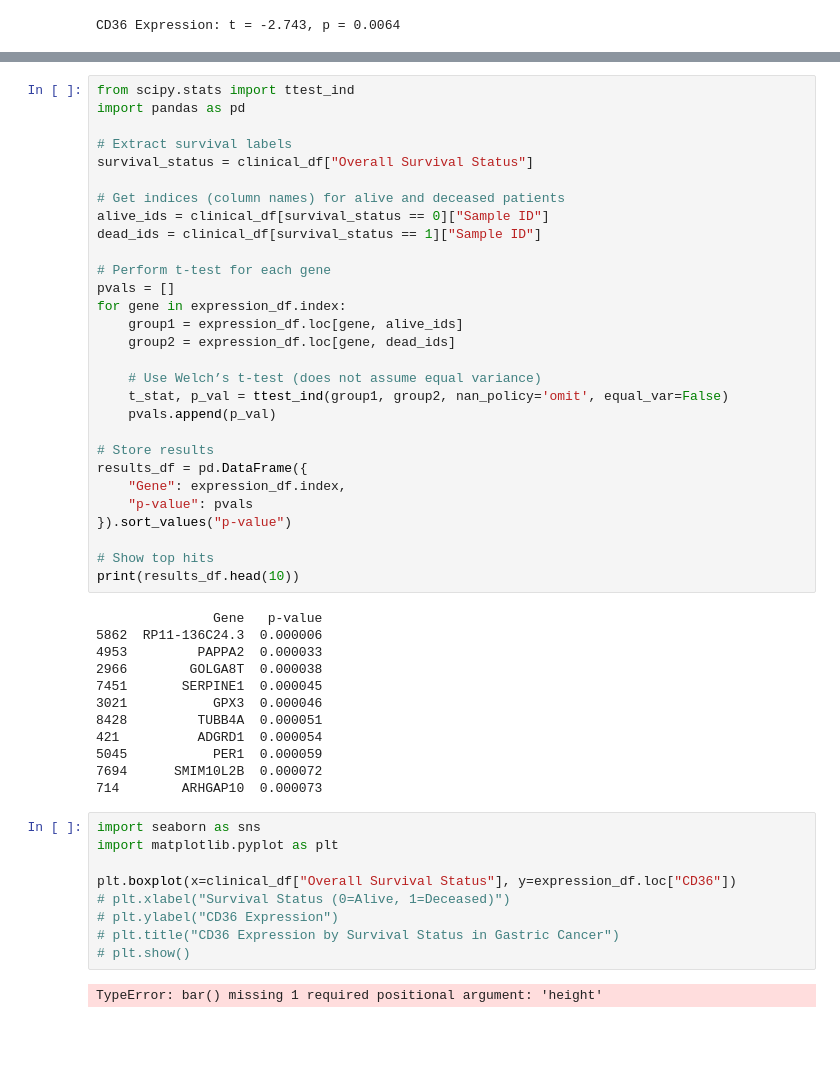
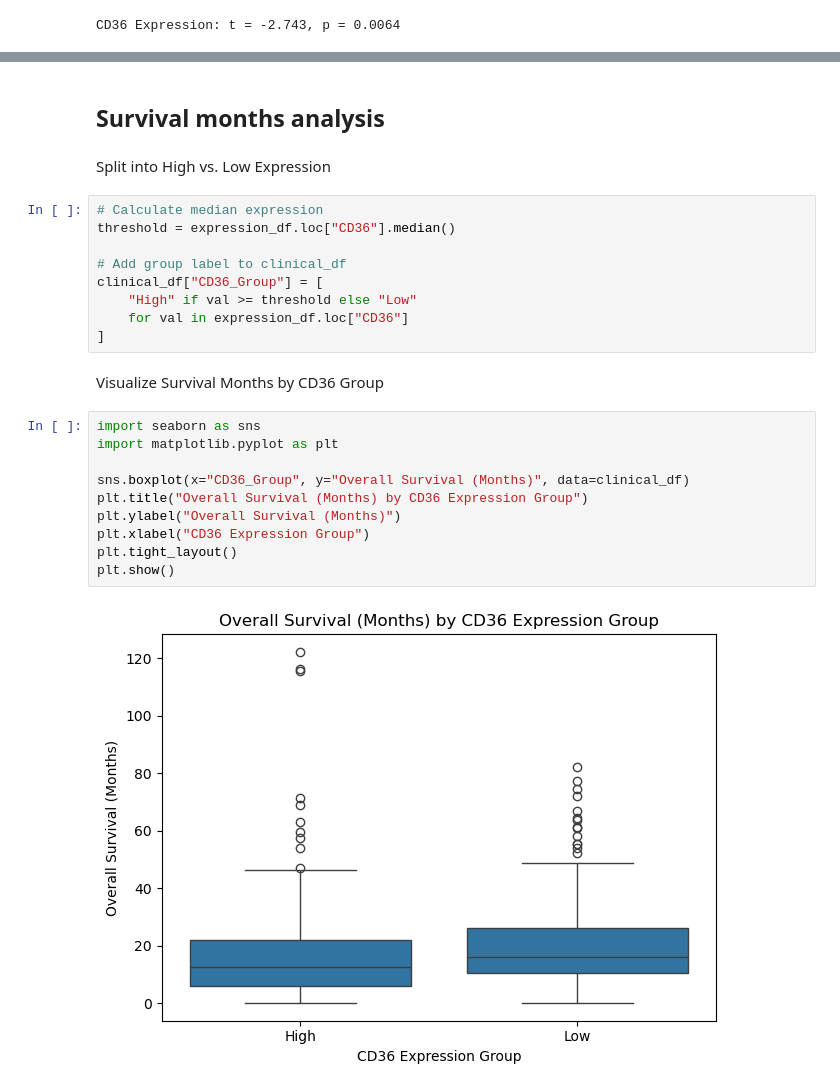
Before and after one commit to atanugiri/gastric-cancer, a Jupyter notebook: 01_Data_Analysis.ipynb, the cells around one changed output, grey strips where cells are left out. Cells and saved outputs as stored; diff of their text form; blank space fills up the shorter version.

```diff
--- a/01_Data_Analysis.ipynb
+++ b/01_Data_Analysis.ipynb
@@ -206,52 +178,27 @@ CD36 Expression: t = -2.743, p = 0.0064
-# %%
-from scipy.stats import ttest_ind
-import pandas as pd
-
-# Extract survival labels
-survival_status = clinical_df["Overall Survival Status"]
-
-# Get indices (column names) for alive and deceased patients
-alive_ids = clinical_df[survival_status == 0]["Sample ID"]
-dead_ids = clinical_df[survival_status == 1]["Sample ID"]
-
-# Perform t-test for each gene
-pvals = []
-for gene in expression_df.index:
-    group1 = expression_df.loc[gene, alive_ids]
-    group2 = expression_df.loc[gene, dead_ids]
-
-    # Use Welch’s t-test (does not assume equal variance)
-    t_stat, p_val = ttest_ind(group1, group2, nan_policy='omit', equal_var=False)
-    pvals.append(p_val)
-
-# Store results
-results_df = pd.DataFrame({
-    "Gene": expression_df.index,
-    "p-value": pvals
-}).sort_values("p-value")
-
-# Show top hits
-print(results_df.head(10))
-# %% [output]
-               Gene   p-value
-5862  RP11-136C24.3  0.000006
-4953         PAPPA2  0.000033
-2966        GOLGA8T  0.000038
-7451       SERPINE1  0.000045
-3021           GPX3  0.000046
-8428         TUBB4A  0.000051
-421          ADGRD1  0.000054
-5045           PER1  0.000059
-7694      SMIM10L2B  0.000072
-714        ARHGAP10  0.000073
-# %%
-import seaborn as sns
-import matplotlib.pyplot as plt
-
-plt.boxplot(x=clinical_df["Overall Survival Status"], y=expression_df.loc["CD36"])
-# plt.xlabel("Survival Status (0=Alive, 1=Deceased)")
-# plt.ylabel("CD36 Expression")
-# plt.title("CD36 Expression by Survival Status in Gastric Cancer")
-# plt.show()
-# %% [output]
-TypeError: bar() missing 1 required positional argument: 'height'
+# %% [markdown]
+## Survival months analysis
+# %% [markdown]
+Split into High vs. Low Expression
+# %%
+# Calculate median expression
+threshold = expression_df.loc["CD36"].median()
+
+# Add group label to clinical_df
+clinical_df["CD36_Group"] = [
+    "High" if val >= threshold else "Low"
+    for val in expression_df.loc["CD36"]
+]
+# %% [markdown]
+Visualize Survival Months by CD36 Group
+# %%
+import seaborn as sns
+import matplotlib.pyplot as plt
+
+sns.boxplot(x="CD36_Group", y="Overall Survival (Months)", data=clinical_df)
+plt.title("Overall Survival (Months) by CD36 Expression Group")
+plt.ylabel("Overall Survival (Months)")
+plt.xlabel("CD36 Expression Group")
+plt.tight_layout()
+plt.show()
+# %% [output]
+[figure, added]
```
Also changed, not shown: parts of 40 cells of this notebook.
